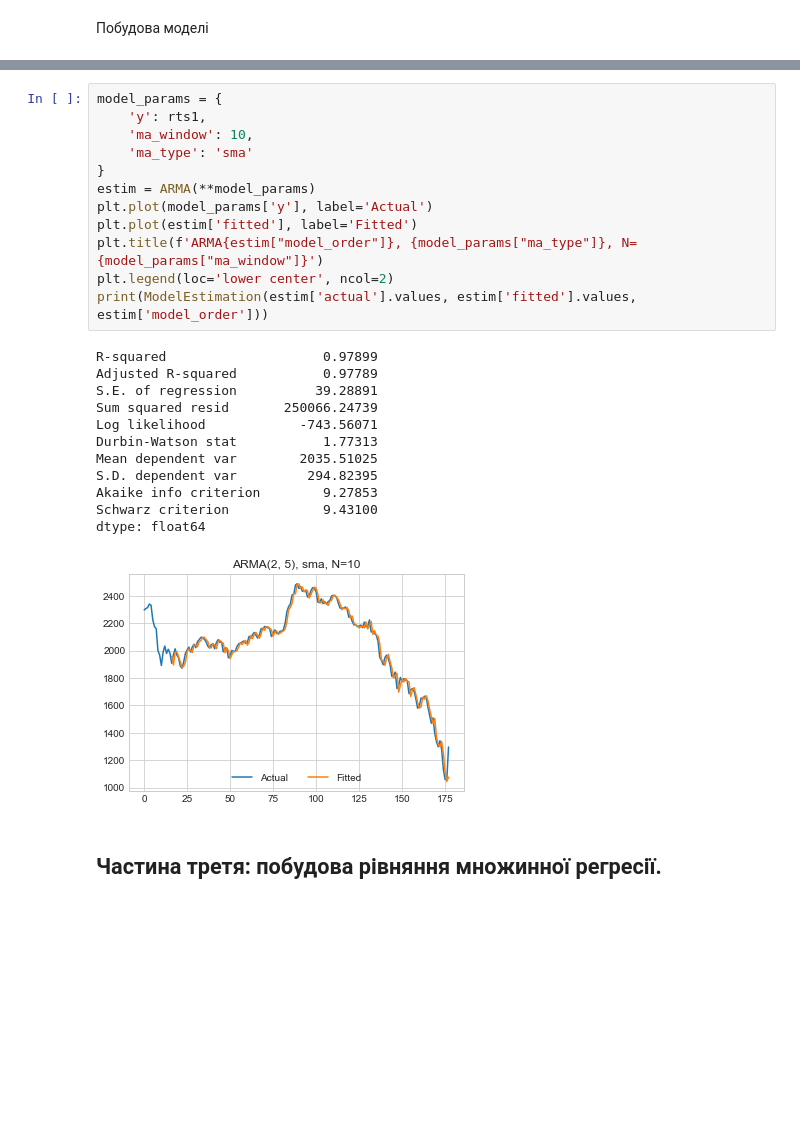
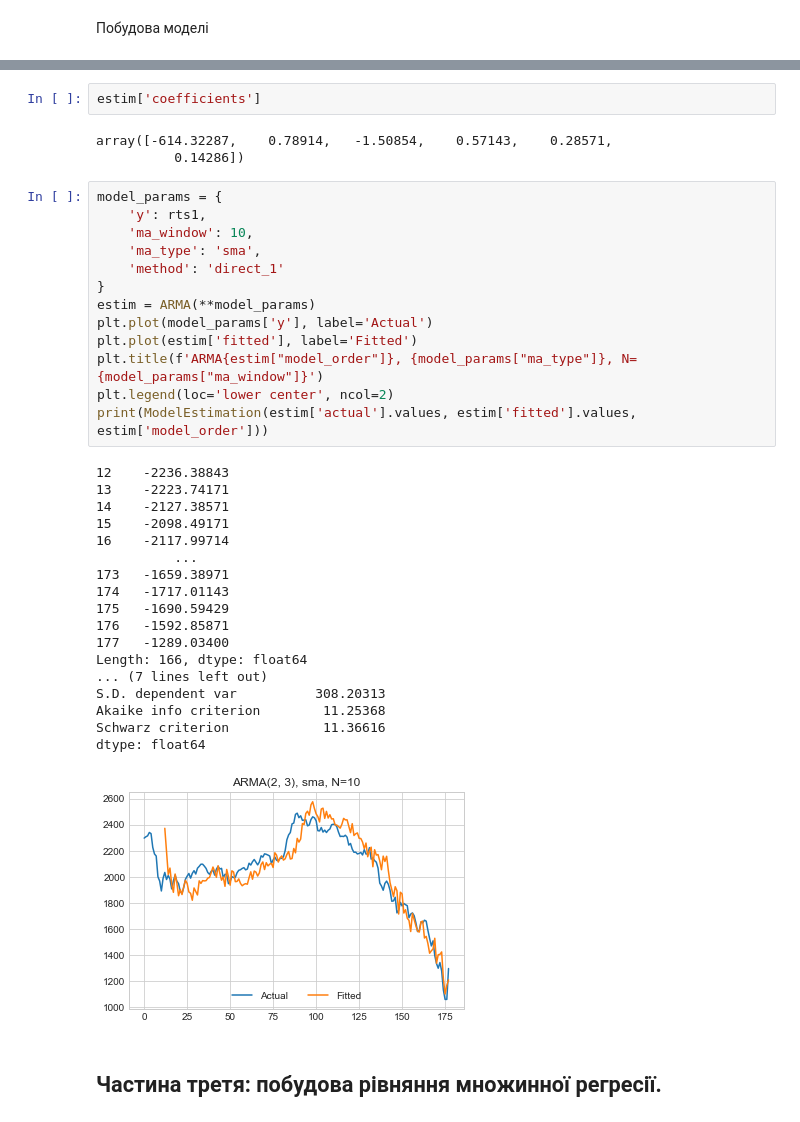
Before and after one commit to andrii0yerko/timeseries_iasa, a Jupyter notebook: lab3.ipynb, the cells around one changed output, grey strips where cells are left out. Saved outputs shown, nothing was run; the diff lists cells and outputs as text; blank space fills up the shorter version.

```diff
--- a/lab3.ipynb
+++ b/lab3.ipynb
@@ -189,28 +235,40 @@ def ARMA(y, ma_window, ma_type, pacf_tolerance=None, method='residuals'):
+# %%
+estim['coefficients']
+# %% [output]
+array([-614.32287,    0.78914,   -1.50854,    0.57143,    0.28571,
+          0.14286])
 # %%
 model_params = {
     'y': rts1,
     'ma_window': 10,
-    'ma_type': 'sma'
+    'ma_type': 'sma',
+    'method': 'direct_1'
 }
 estim = ARMA(**model_params)
 plt.plot(model_params['y'], label='Actual')
 plt.plot(estim['fitted'], label='Fitted')
 plt.title(f'ARMA{estim["model_order"]}, {model_params["ma_type"]}, N={model_params["ma_window"]}')
 plt.legend(loc='lower center', ncol=2)
 print(ModelEstimation(estim['actual'].values, estim['fitted'].values, estim['model_order']))
 # %% [output]
-R-squared                    0.97899
-Adjusted R-squared           0.97789
-S.E. of regression          39.28891
-Sum squared resid       250066.24739
-Log likelihood            -743.56071
-Durbin-Watson stat           1.77313
-Mean dependent var        2035.51025
-S.D. dependent var         294.82395
-Akaike info criterion        9.27853
-Schwarz criterion            9.43100
+12    -2236.38843
+13    -2223.74171
+14    -2127.38571
+15    -2098.49171
+16    -2117.99714
+          ...
+173   -1659.38971
+174   -1717.01143
+175   -1690.59429
+176   -1592.85871
+177   -1289.03400
+Length: 166, dtype: float64
+... (7 lines left out)
+S.D. dependent var          308.20313
+Akaike info criterion        11.25368
+Schwarz criterion            11.36616
 dtype: float64
-[figure, old version]
+[figure, new version]
 # %% [markdown]
 ## Частина третя: побудова рівняння множинної регресії.
 # %%
```
Also changed, not shown: parts of 2 cells of this notebook.
